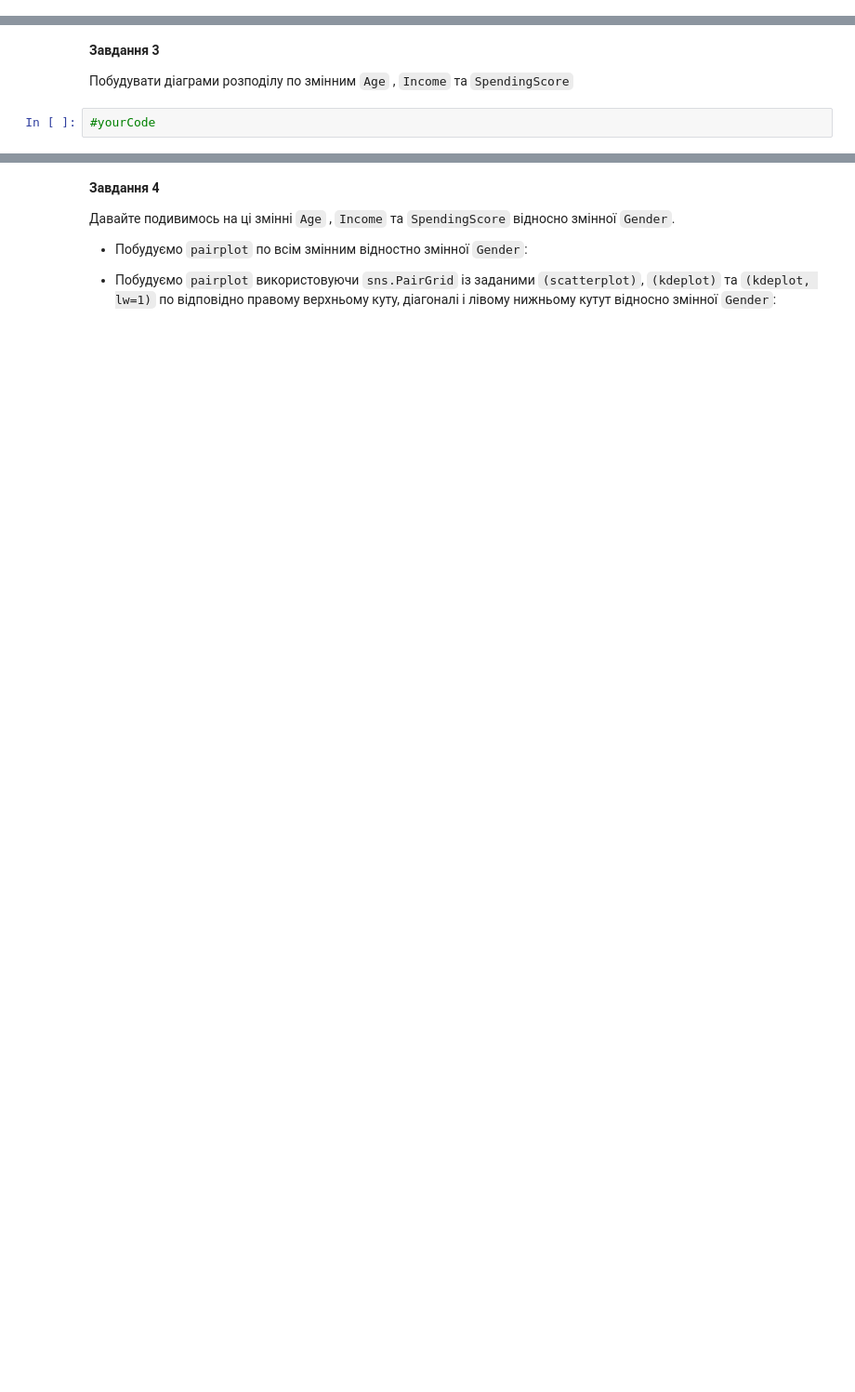
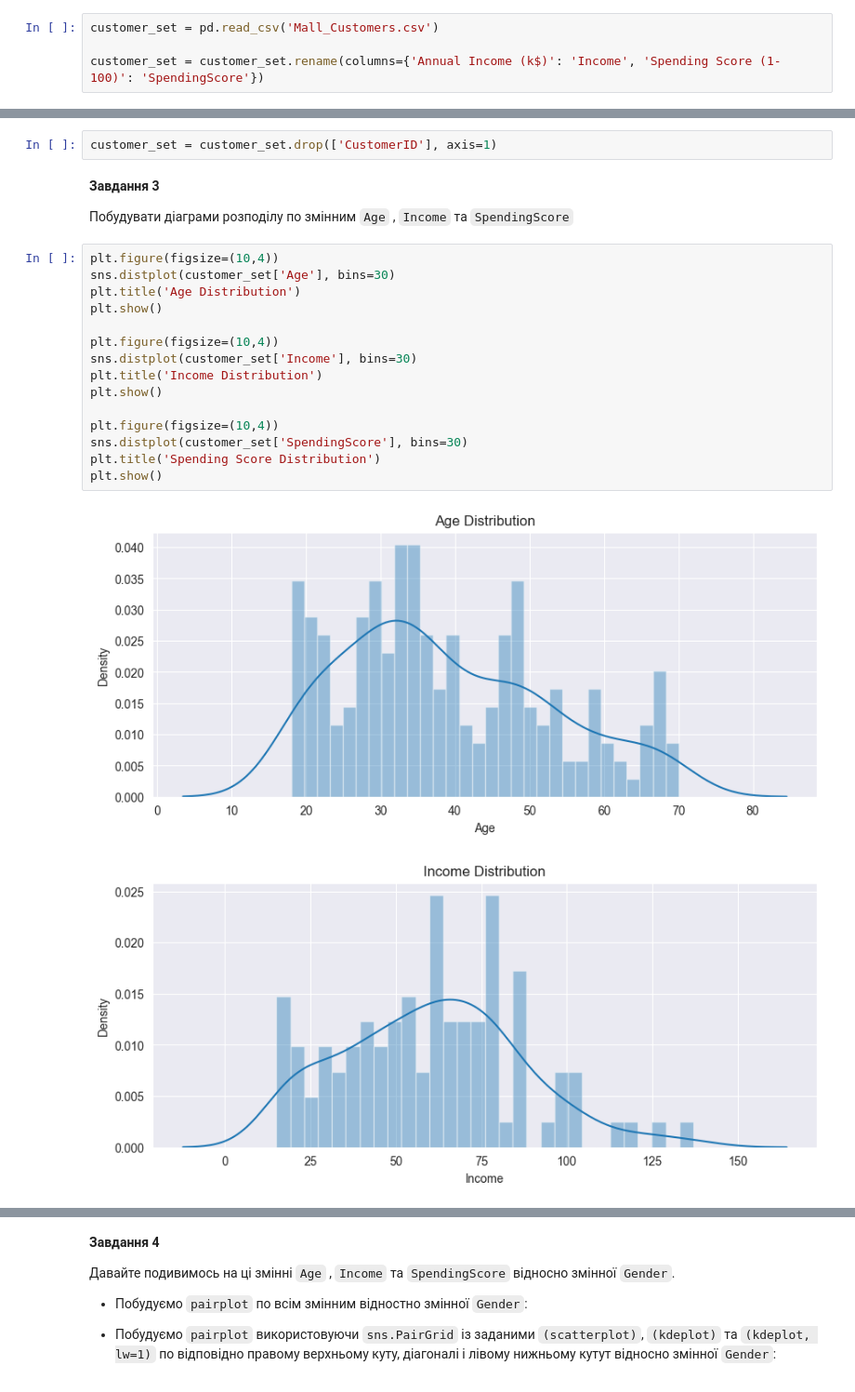
Before and after one commit to mineo71/OSHI, a Jupyter notebook: Task6_Unsupervised_Rylsky_Oleh.ipynb, the cells around one changed output, grey strips where cells are left out. Shown at 93% size. Cells and saved outputs as stored; diff of their text form; blank space fills up the shorter version.

```diff
--- a/Task6_Unsupervised_Rylsky_Oleh.ipynb
+++ b/Task6_Unsupervised_Rylsky_Oleh.ipynb
@@ -41,3 +39,7 @@ customer_set = #yourCode
+# %%
+customer_set = pd.read_csv('Mall_Customers.csv')
+
+customer_set = customer_set.rename(columns={'Annual Income (k$)': 'Income', 'Spending Score (1-100)': 'SpendingScore'})
 # %% [markdown]
 **Завдання 1**
 
@@ -60,6 +89,24 @@ customer_set = #yourCode
+# %%
+customer_set = customer_set.drop(['CustomerID'], axis=1)
 # %% [markdown]
 **Завдання 3**
 
 Побудувати діаграми розподілу по змінним `Age` , `Income` та `SpendingScore`
-# %%
-#yourCode
+# %%
+plt.figure(figsize=(10,4))
+sns.distplot(customer_set['Age'], bins=30)
+plt.title('Age Distribution')
+plt.show()
+
+plt.figure(figsize=(10,4))
+sns.distplot(customer_set['Income'], bins=30)
+plt.title('Income Distribution')
+plt.show()
+
+plt.figure(figsize=(10,4))
+sns.distplot(customer_set['SpendingScore'], bins=30)
+plt.title('Spending Score Distribution')
+plt.show()
+# %% [output]
+[figure, added]
+[figure, added]
```
Also changed, not shown: parts of 11 cells of this notebook.
